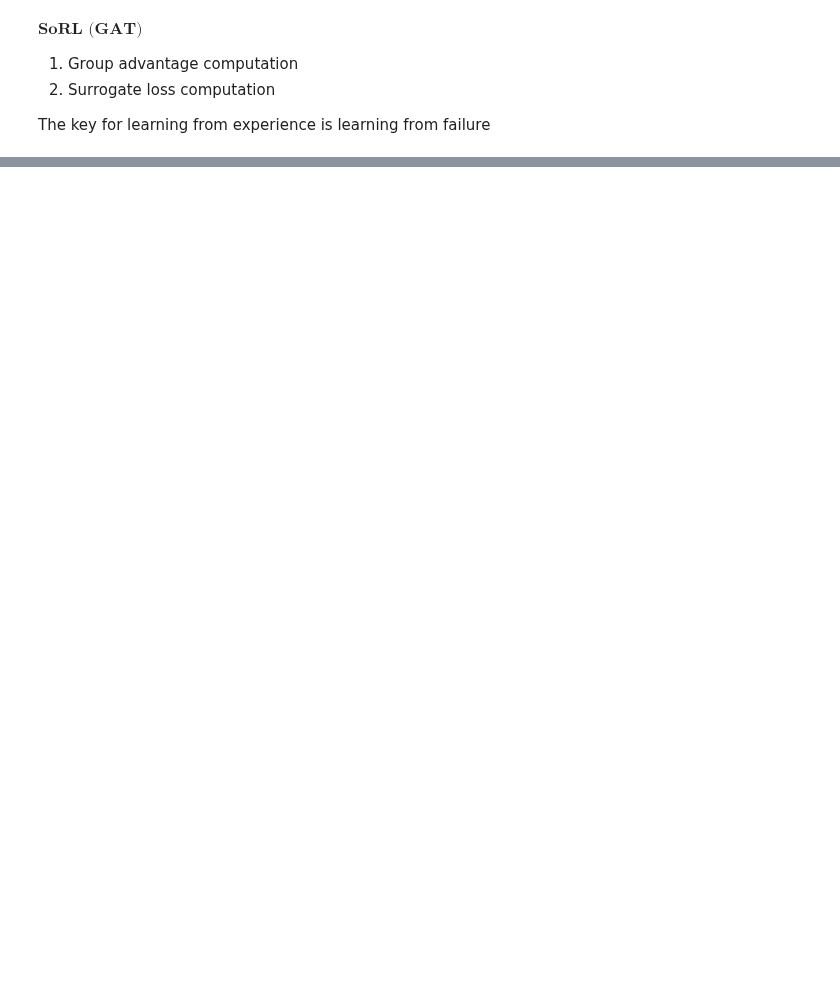
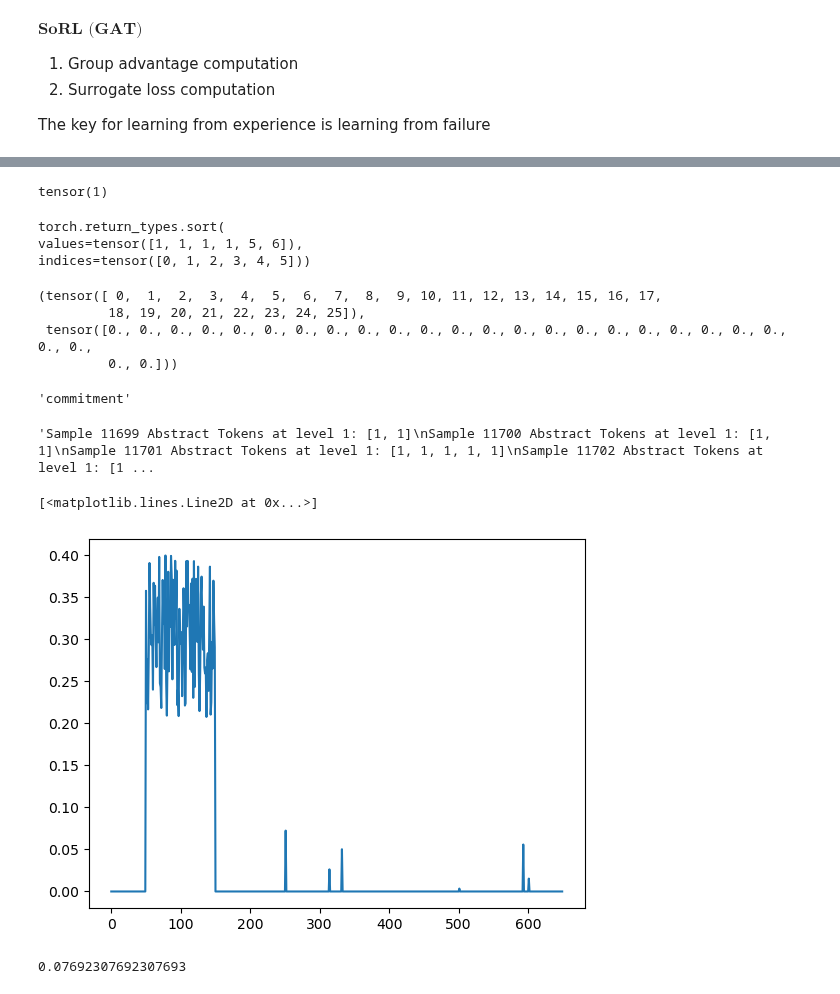
Before and after one commit to fangyuan-ksgk/abstraction-learning, a Jupyter notebook: note.ipynb, the cells around one changed output, grey strips where cells are left out. Drawn from its saved outputs; the diff is of its cells as text; code cells hidden in the pictures; blank space fills up the shorter version.

```diff
--- a/note.ipynb
+++ b/note.ipynb
@@ -781,0 +591,69 @@ for seq in dataset['sequences']:
+# %%
+# Threshold clipped argmax operator
+mask = (rollout_ppl <= greedy_ppl - switch_abs_ppl_threshold)
+mask[0] = True
+
+effective_ppl = torch.where(mask, rollout_ppl, torch.tensor(float('inf')))
+abs_idx = torch.argmin(effective_ppl)
+
+abs_idx
+# %% [output]
+tensor(1)
+# %%
+torch.tensor([1, 1, 1, 1, 5, 6]).sort()
+# %% [output]
+torch.return_types.sort(
+values=tensor([1, 1, 1, 1, 5, 6]),
+indices=tensor([0, 1, 2, 3, 4, 5]))
+# %%
+from search import compute_weak_group_argmax_mask
+
+def compute_grouped_weak_argmax(values: torch.Tensor, indices: torch.Tensor, idx_map: torch.Tensor, switch_abs_ppl_threshold: float = 0.1):
+
+    # per-current-group mean (current indices)
+    unique_indices, inverse = torch.unique(indices, return_inverse=True)
+    n = len(unique_indices)
+    means = torch.zeros(n).scatter_add_(0, inverse, values) / torch.bincount(inverse).float()
+
+    # per-original-group argmax
+    orig_idx = idx_map[unique_indices]
+    max_mask, rollout_advantages = compute_weak_group_argmax_mask(means, orig_idx, unique_indices, switch_abs_ppl_threshold)
+    argmax_indices = unique_indices[max_mask]
+
+    # returned indices are in current indices space
+    return argmax_indices, rollout_advantages[max_mask]
+
+compute_grouped_weak_argmax(traj_ppl, traj_idx, repeat_batch.idx_map, switch_abs_ppl_threshold)
+# %% [output]
+(tensor([ 0,  1,  2,  3,  4,  5,  6,  7,  8,  9, 10, 11, 12, 13, 14, 15, 16, 17,
+         18, 19, 20, 21, 22, 23, 24, 25]),
+ tensor([0., 0., 0., 0., 0., 0., 0., 0., 0., 0., 0., 0., 0., 0., 0., 0., 0., 0., 0., 0., 0., 0., 0., 0.,
+         0., 0.]))
+# %%
+# scheduler.record
+# scheduler.best_abs_advantage
+# improve_ppl_train
+# scheduler.update_advantage(improve_ppl_train)
+scheduler.phase
+# %% [output]
+'commitment'
+# %%
+observe_abstraction(batch_data, gat, t_search, temperature=0.0)
+# %% [output]
+'Sample 11699 Abstract Tokens at level 1: [1, 1]\nSample 11700 Abstract Tokens at level 1: [1, 1]\nSample 11701 Abstract Tokens at level 1: [1, 1, 1, 1, 1]\nSample 11702 Abstract Tokens at level 1: [1 ...
+# %%
+# Toy simulation :
+# || Initial switch_ratio 0.0, mid switch ratio big, late switch ratio small (but with fluctuations)
+import torch
+from matplotlib import pyplot as plt
+
+record = [0.0] * 50 + [abs(torch.rand(1).item() * 20 + 20)/100 for _ in range(100)] + [0.0] * 100 + [abs(torch.rand(1).item() * 8) * (torch.rand(1)>=0.98).item() /100 for _ in range(400)]
+
+plt.plot(record)
+# %% [output]
+[<matplotlib.lines.Line2D at 0x...>]
+[figure, added]
+# %%
+switch_ratio
+# %% [output]
+0.07692307692307693
```
Also changed, not shown: parts of 38 cells of this notebook, 1 other file.
